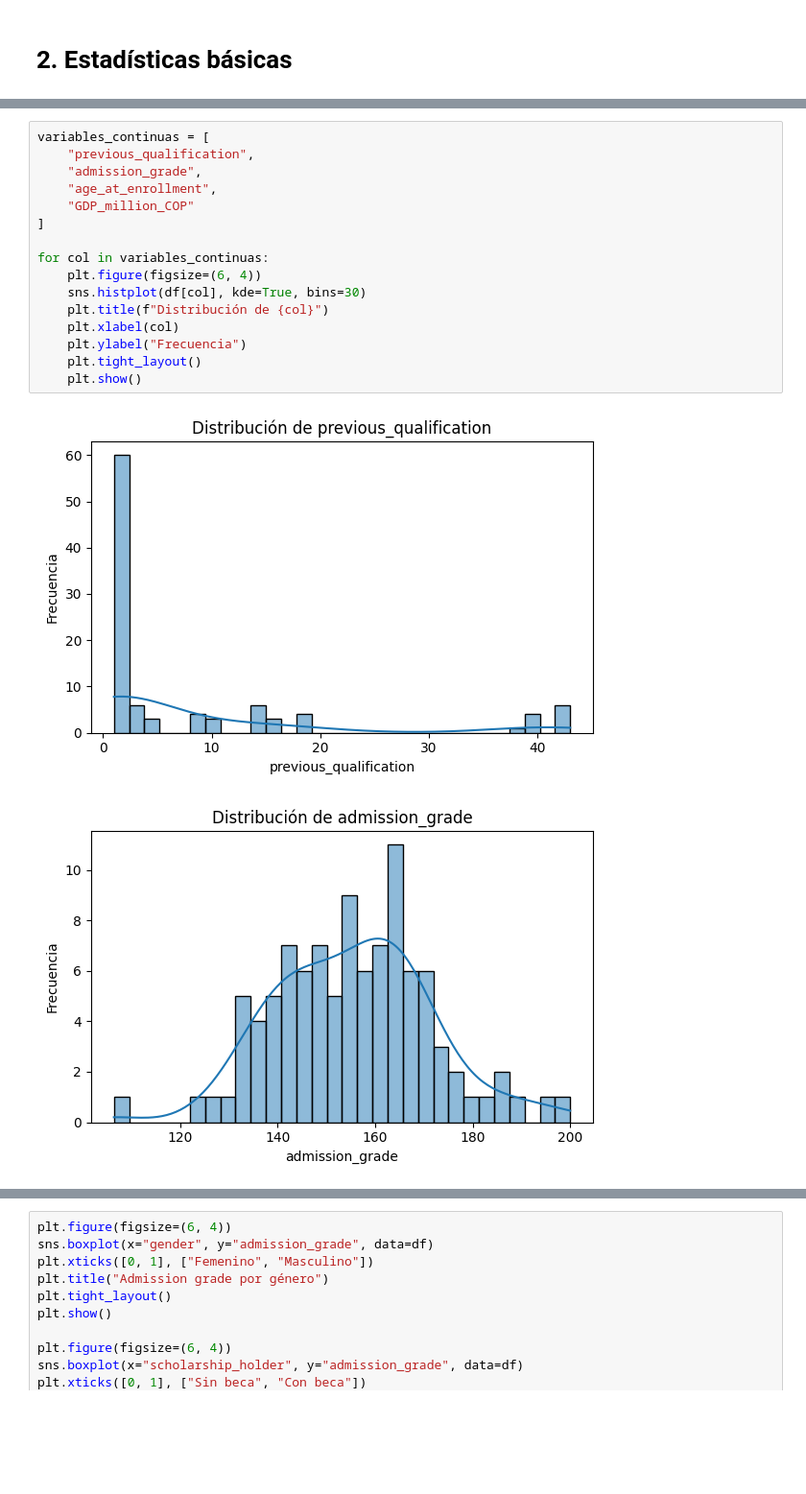
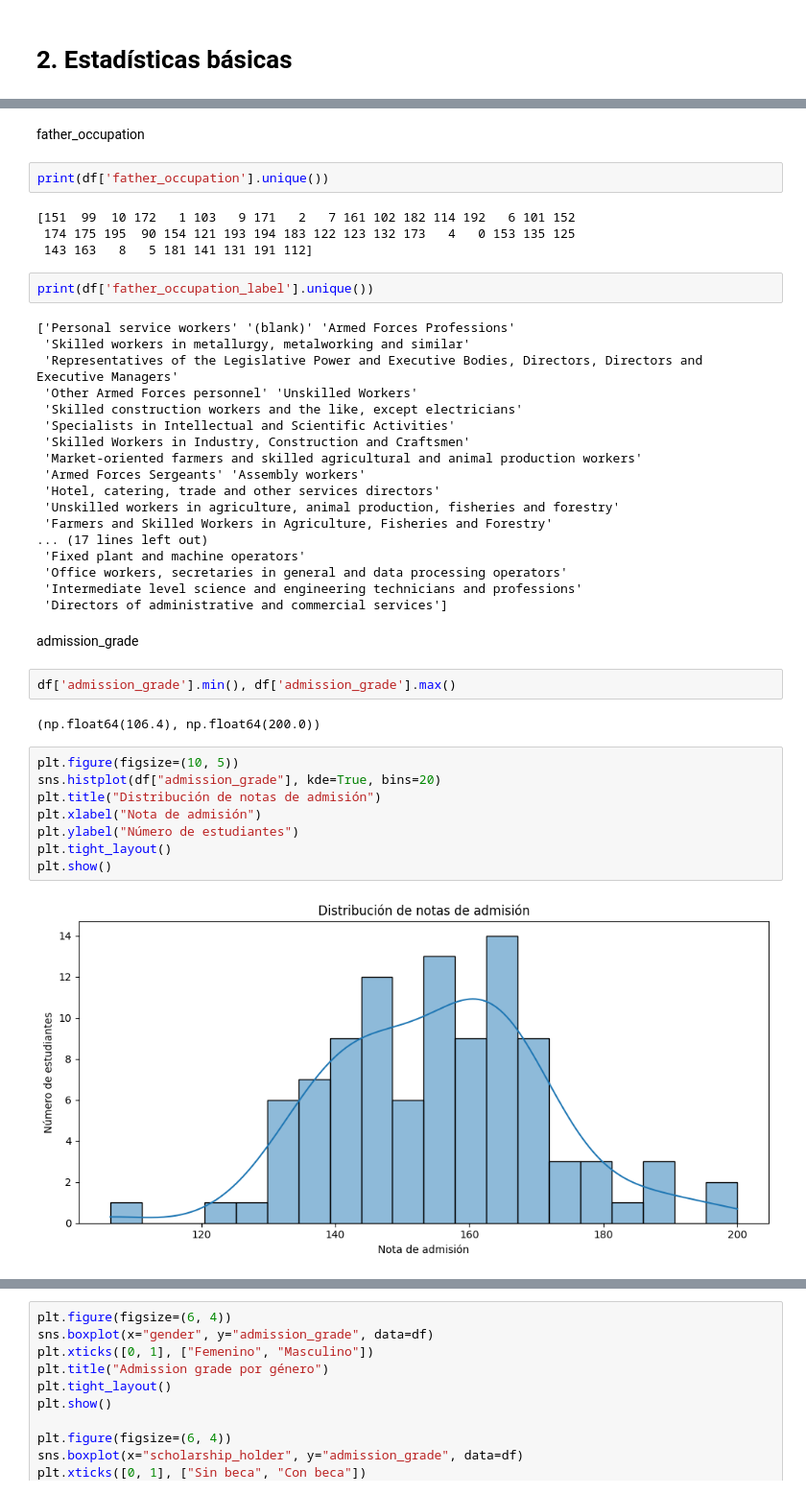
Before and after one commit to Miniicow/student-dropout-prediction, a Jupyter notebook: EDA.ipynb, the cells around one changed output, grey strips where cells are left out. Shown at 96% size. Cells and saved outputs as stored; diff of their text form; blank space fills up the shorter version.

```diff
--- a/EDA.ipynb
+++ b/EDA.ipynb
@@ -263,19 +398,44 @@ max            25.000000         49.70000    1.000000
+# %% [markdown]
+father_occupation
+# %%
+print(df['father_occupation'].unique())
+# %% [output]
+[151  99  10 172   1 103   9 171   2   7 161 102 182 114 192   6 101 152
+ 174 175 195  90 154 121 193 194 183 122 123 132 173   4   0 153 135 125
+ 143 163   8   5 181 141 131 191 112]
+# %%
+print(df['father_occupation_label'].unique())
+# %% [output]
+['Personal service workers' '(blank)' 'Armed Forces Professions'
+ 'Skilled workers in metallurgy, metalworking and similar'
+ 'Representatives of the Legislative Power and Executive Bodies, Directors, Directors and Executive Managers'
+ 'Other Armed Forces personnel' 'Unskilled Workers'
+ 'Skilled construction workers and the like, except electricians'
+ 'Specialists in Intellectual and Scientific Activities'
+ 'Skilled Workers in Industry, Construction and Craftsmen'
+ 'Market-oriented farmers and skilled agricultural and animal production workers'
+ 'Armed Forces Sergeants' 'Assembly workers'
+ 'Hotel, catering, trade and other services directors'
+ 'Unskilled workers in agriculture, animal production, fisheries and forestry'
+ 'Farmers and Skilled Workers in Agriculture, Fisheries and Forestry'
+... (17 lines left out)
+ 'Fixed plant and machine operators'
+ 'Office workers, secretaries in general and data processing operators'
+ 'Intermediate level science and engineering technicians and professions'
+ 'Directors of administrative and commercial services']
+# %% [markdown]
+admission_grade
+# %%
+df['admission_grade'].min(), df['admission_grade'].max()
+# %% [output]
+(np.float64(106.4), np.float64(200.0))
 # %%
-variables_continuas = [
-    "previous_qualification",
-    "admission_grade",
-    "age_at_enrollment",
-    "GDP_million_COP"
-]
-
-for col in variables_continuas:
-    plt.figure(figsize=(6, 4))
-    sns.histplot(df[col], kde=True, bins=30)
-    plt.title(f"Distribución de {col}")
-    plt.xlabel(col)
-    plt.ylabel("Frecuencia")
-    plt.tight_layout()
-    plt.show()
+plt.figure(figsize=(10, 5))
+sns.histplot(df["admission_grade"], kde=True, bins=20)
+plt.title("Distribución de notas de admisión")
+plt.xlabel("Nota de admisión")
+plt.ylabel("Número de estudiantes")
+plt.tight_layout()
+plt.show()
 # %% [output]
-[figure, old version]
+[figure, new version]
-[figure, removed]
```
Also changed, not shown: parts of 78 cells of this notebook, 1 other file.
